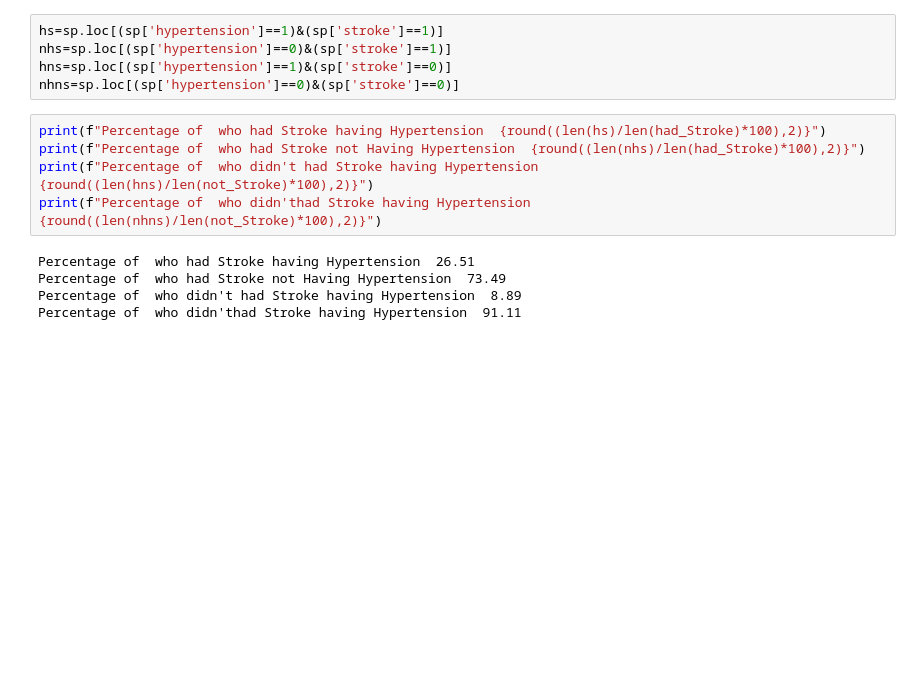
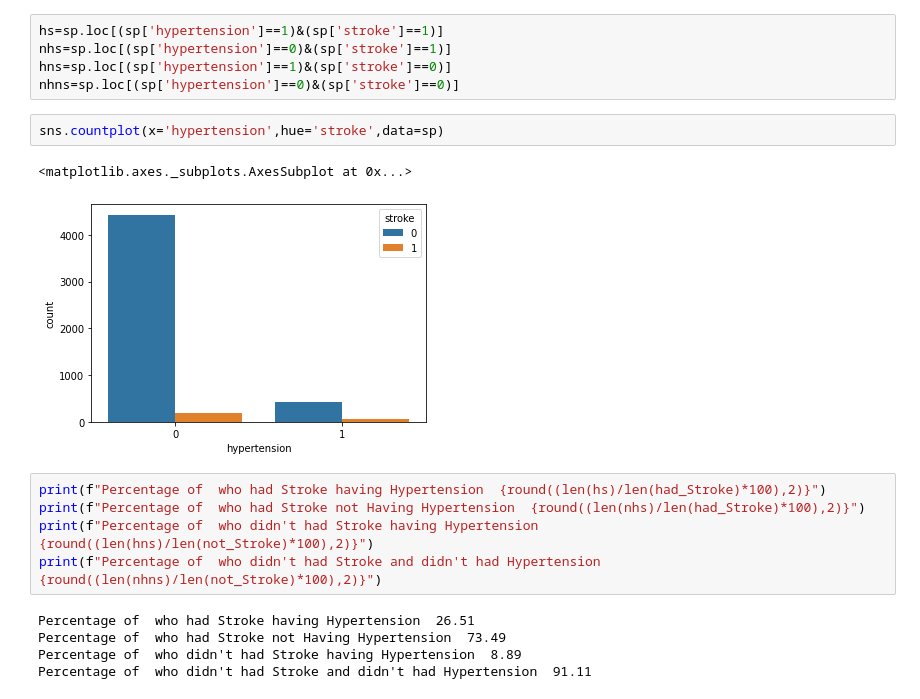
Before and after one commit to nitinyadav2203/Stroke-Prediction, a Jupyter notebook: Stroke_Prediction.ipynb, the cells around one changed output. Drawn from its saved outputs; the diff is of its cells as text; blank space fills up the shorter version.

```diff
--- a/Stroke_Prediction.ipynb
+++ b/Stroke_Prediction.ipynb
@@ -469,13 +468,18 @@ hs=sp.loc[(sp['hypertension']==1)&(sp['stroke']==1)]
 nhs=sp.loc[(sp['hypertension']==0)&(sp['stroke']==1)]
 hns=sp.loc[(sp['hypertension']==1)&(sp['stroke']==0)]
 nhns=sp.loc[(sp['hypertension']==0)&(sp['stroke']==0)]
+# %%
+sns.countplot(x='hypertension',hue='stroke',data=sp)
+# %% [output]
+<matplotlib.axes._subplots.AxesSubplot at 0x...>
+[figure, added]
 # %%
 print(f"Percentage of  who had Stroke having Hypertension  {round((len(hs)/len(had_Stroke)*100),2)}")
 print(f"Percentage of  who had Stroke not Having Hypertension  {round((len(nhs)/len(had_Stroke)*100),2)}")
 print(f"Percentage of  who didn't had Stroke having Hypertension  {round((len(hns)/len(not_Stroke)*100),2)}")
-print(f"Percentage of  who didn'thad Stroke having Hypertension  {round((len(nhns)/len(not_Stroke)*100),2)}")
+print(f"Percentage of  who didn't had Stroke and didn't had Hypertension  {round((len(nhns)/len(not_Stroke)*100),2)}")
 # %% [output]
 Percentage of  who had Stroke having Hypertension  26.51
 Percentage of  who had Stroke not Having Hypertension  73.49
 Percentage of  who didn't had Stroke having Hypertension  8.89
-Percentage of  who didn'thad Stroke having Hypertension  91.11
+Percentage of  who didn't had Stroke and didn't had Hypertension  91.11
```
Also changed, not shown: parts of 17 cells of this notebook.
